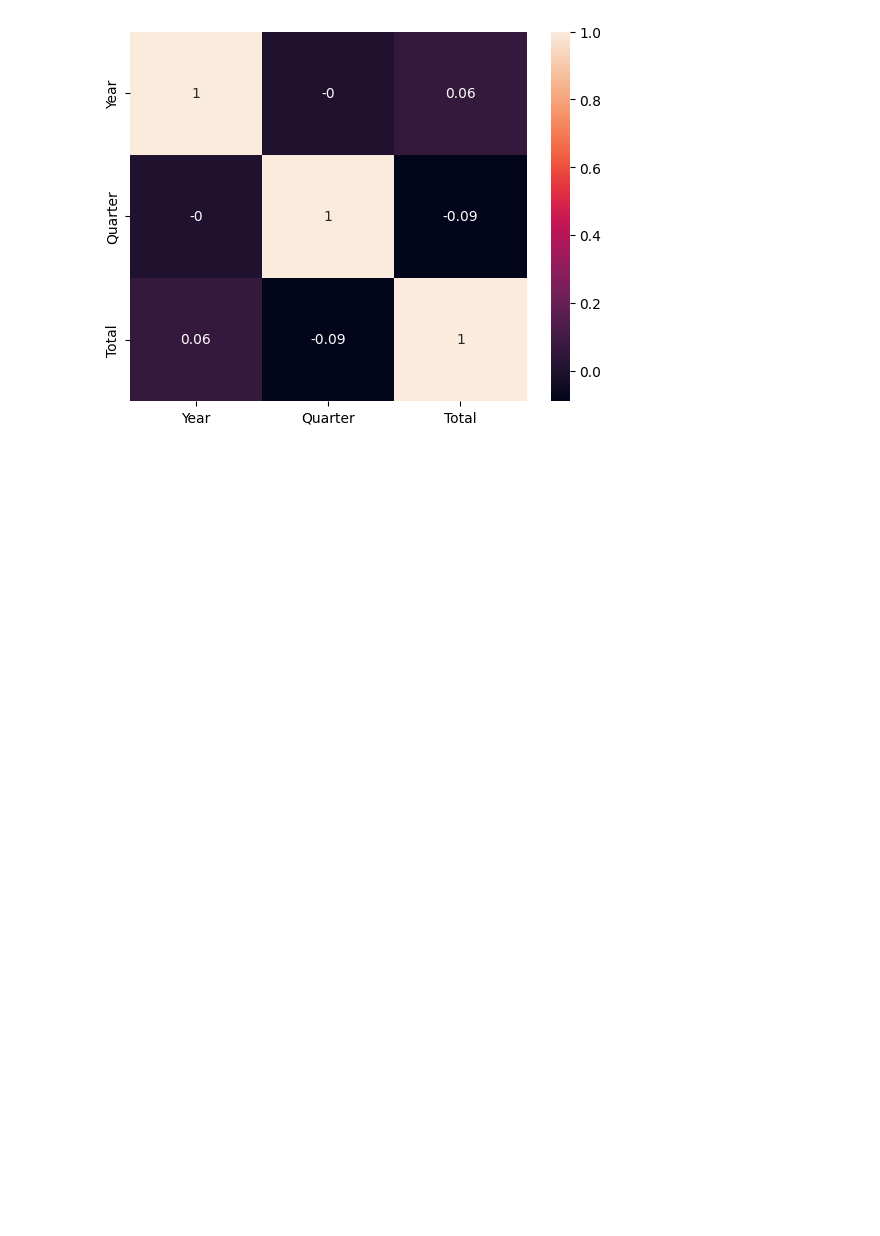
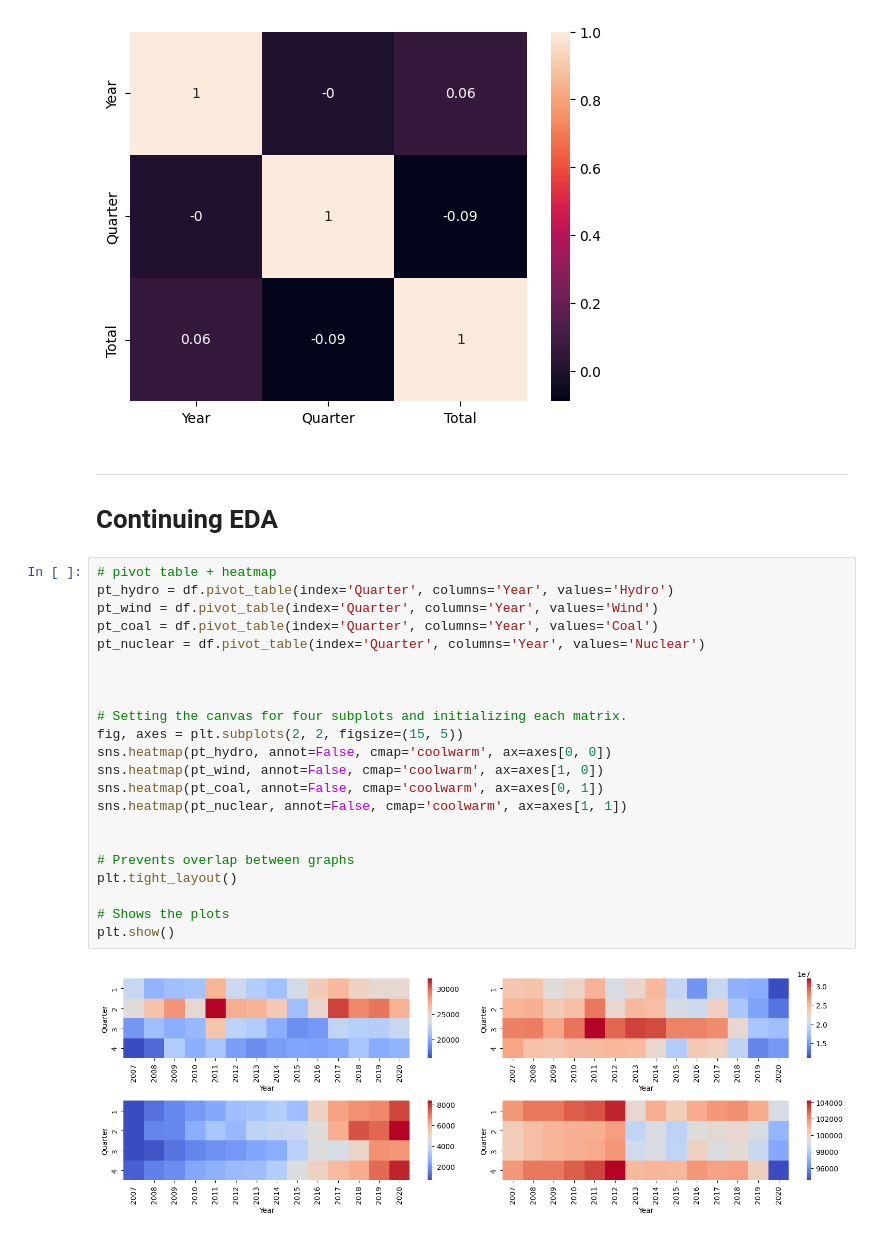
Before and after one commit to jehuhta/Intro_Data_Analytics_Huhta_Jeremy_Spring2025, a Jupyter notebook: Exercises_4_Analysis/EX43c/ExerciseSet4_3c_energy.ipynb, the cells around one changed output. Saved outputs shown, nothing was run; the diff lists cells and outputs as text; blank space fills up the shorter version.

```diff
--- a/Exercises_4_Analysis/EX43c/ExerciseSet4_3c_energy.ipynb
+++ b/Exercises_4_Analysis/EX43c/ExerciseSet4_3c_energy.ipynb
@@ -347,3 +421,30 @@ sns.heatmap(correlations3, annot=True)
 # %% [output]
 <Axes: >
 [figure]
+# %% [markdown]
+---
+# Continuing EDA
+# %%
+# pivot table + heatmap
+pt_hydro = df.pivot_table(index='Quarter', columns='Year', values='Hydro')
+pt_wind = df.pivot_table(index='Quarter', columns='Year', values='Wind')
+pt_coal = df.pivot_table(index='Quarter', columns='Year', values='Coal')
+pt_nuclear = df.pivot_table(index='Quarter', columns='Year', values='Nuclear')
+
+
+
+# Setting the canvas for four subplots and initializing each matrix.
+fig, axes = plt.subplots(2, 2, figsize=(15, 5))
+sns.heatmap(pt_hydro, annot=False, cmap='coolwarm', ax=axes[0, 0])
+sns.heatmap(pt_wind, annot=False, cmap='coolwarm', ax=axes[1, 0])
+sns.heatmap(pt_coal, annot=False, cmap='coolwarm', ax=axes[0, 1])
+sns.heatmap(pt_nuclear, annot=False, cmap='coolwarm', ax=axes[1, 1])
+
+
+# Prevents overlap between graphs
+plt.tight_layout()
+
+# Shows the plots
+plt.show()
+# %% [output]
+[figure, added]
```
Also changed, not shown: parts of 7 cells of this notebook.
